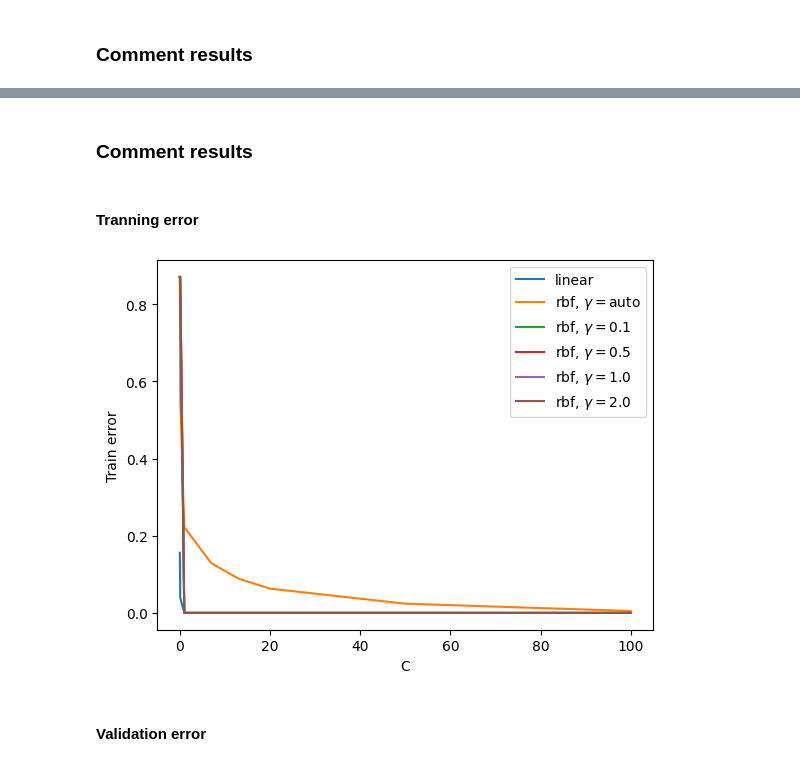
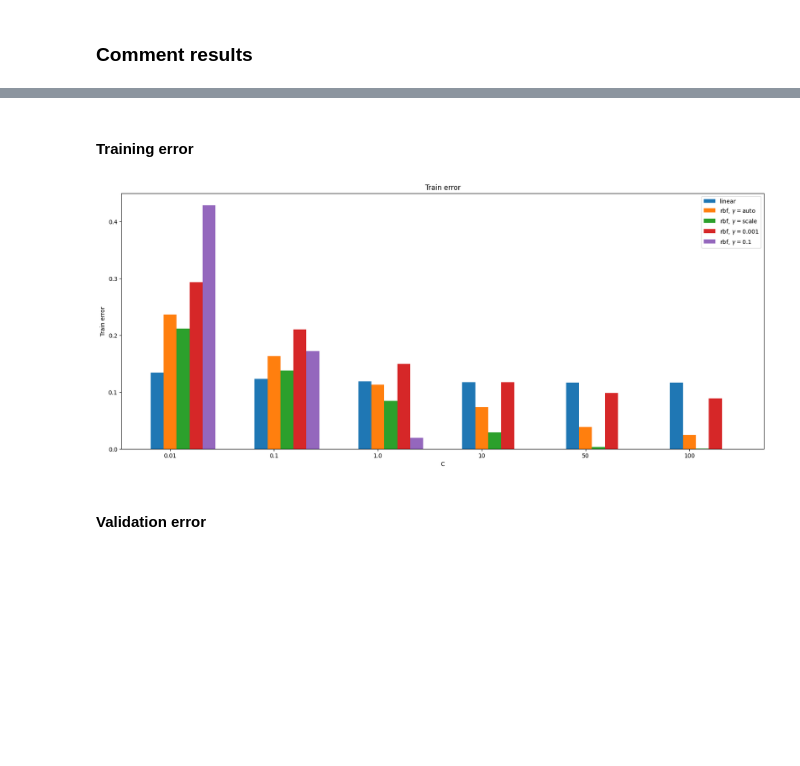
Before and after one commit to LHSang6403/Support-Vector-Machine-ML-Project, a Jupyter notebook: main.ipynb, the cells around one changed output, grey strips where cells are left out. Saved outputs shown, nothing was run; the diff lists cells and outputs as text; code cells hidden in the pictures; blank space fills up the shorter version.

```diff
--- a/main.ipynb
+++ b/main.ipynb
@@ -31,0 +74,12 @@ y_train_org.shape
+# %%
+# Create an instance of PCA
+pca = PCA(n_components=0.95)
+
+# Fit PCA on the training data
+X_train_pca = pca.fit_transform(X_train_org)
+
+
+# Transform the test data using the fitted PCA
+X_test_pca = pca.transform(X_test_org)
+
+X_train_pca.shape
@@ -32,13 +88,13 @@ y_train_org.shape
 # %%
+# Khởi tạo để lưu model svm tốt nhất
 best_model = None
 best_val_err = 2
+best_model_tranning_time = 0
+best_model_name = None
 
 
 
 # Chia dữ liệu thành tập huấn luyện và tập kiểm tra
-X_train, X_val, y_train, y_val = train_test_split(X_train_org, y_train_org, test_size=0.2, random_state=42)
+X_train, X_val, y_train, y_val = train_test_split(X_train_pca, y_train_org, test_size=0.2, random_state=42)
 
-num_test = 1000
-# X_train, X_val, y_train, y_val = X_train[:num_test,], X_val[:num_test,], y_train[:num_test], y_val[:num_test]
-print(X_train.shape)
-print(X_val.shape)
+X_test, y_test = X_test_pca, y_test_org
@@ -56,7 +109,7 @@ training_time_linear = []
 
 # Tạo danh sách các giá trị C bạn muốn thử nghiệm
 # C_values = [0.1, 1.0, 7.0, 13, 50]
-C_values = [0.01, 0.1, 1.0, 7.0, 13, 20, 50, 100]
+C_values = [0.01, 0.1, 1.0, 10, 50, 100]
 
 
 
@@ -72,6 +125,7 @@ for C in C_values:
     training_time = time.time() - start_time
 
     # Tính độ lỗi trên tập huấn luyện
+    start_time = time.time()
     train_error = 1 - model_linear.score(X_train, y_train)
 
 
@@ -89,6 +143,8 @@ for C in C_values:
     if (val_error < best_val_err):
         best_val_err = val_error
         best_model = model_linear
+        best_model_tranning_time = training_time
+        best_model_name = 'linear C = ' + str(C)
     # In ra kết quả
     print(f"C={C} - Training Error: {train_error:.4f}, Validation Error: {val_error:.4f}, Training Time: {training_time:.2f} seconds, number of support vectors: {len(model_linear.support_vectors_)}")
 # %% [output]
@@ -157,20 +231,27 @@ Gamma=auto
-# %% [markdown]
-### Comment results
 # %% [markdown]
-#### Tranning error
+#### Training error
 # %%
-plt.plot(C_values, err_linear_train,label=r'linear')
+plt.figure(figsize=(20, 8))
+
+C_values_str = list(map(str, C_values))
+
+ind =  np.arange(len(C_values))
+ind = ind*2
+width = 0.25
+
+plt.bar(ind, err_linear_train, width = width,label=r'linear')
 
 for i in range(len(gamma_values)):
-    plt.plot(C_values, err_rbf_train[i],label=r'rbf, $\gamma=$'+str(gamma_values[i]))
+    plt.bar(ind + width*(i + 1), err_rbf_train[i],label=r'rbf, $\gamma=$'+str(gamma_values[i]), width=width)
 
+plt.title('Train error')
 plt.xlabel('C')
 plt.ylabel('Train error')
-
+plt.xticks(ind + width, np.array(C_values_str))
 plt.legend()
 plt.show()
 # %% [output]
-[figure, old version]
+[figure, new version]
 # %% [markdown]
 #### Validation error
 # %%
```
Also changed, not shown: parts of 24 cells of this notebook, 2 other files.
